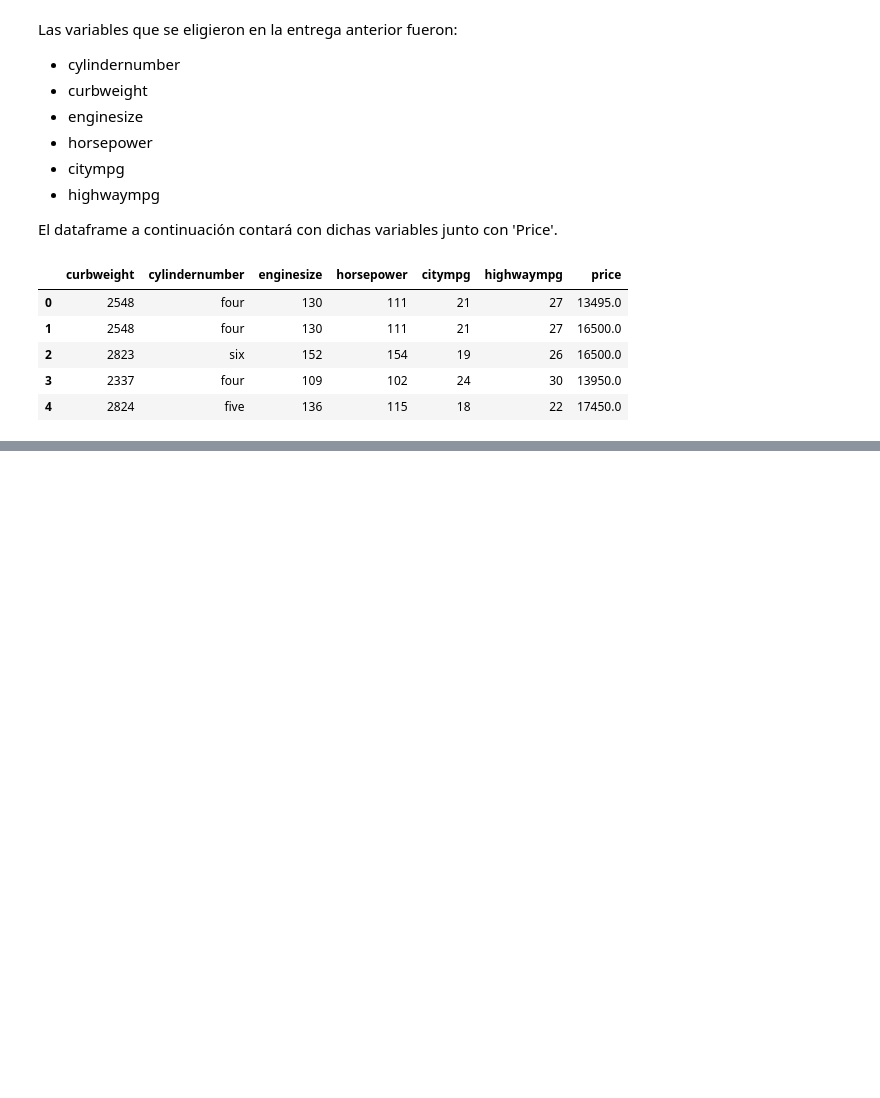
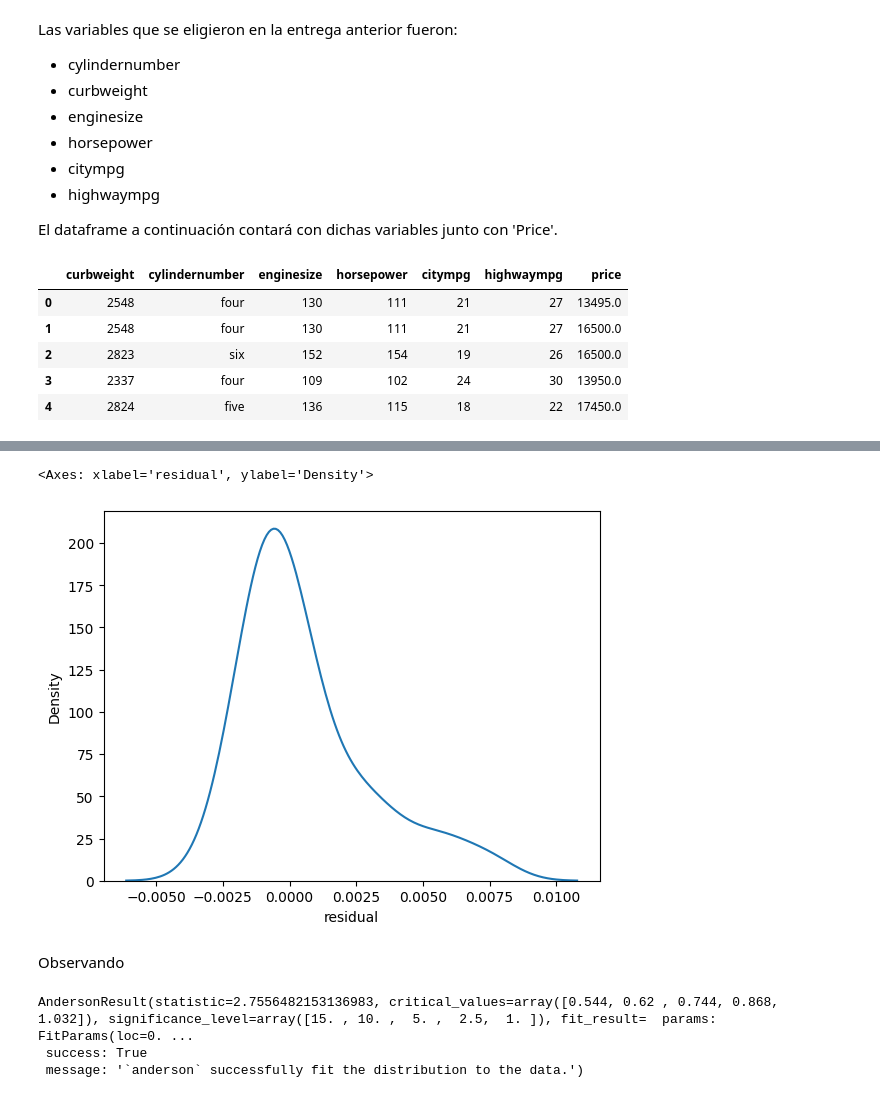
Before and after one commit to fedemedina72/PortafolioTC3006C, a Jupyter notebook: Modulo1/ConstruccionModelo.ipynb, the cells around one changed output, grey strips where cells are left out. Drawn from its saved outputs; the diff is of its cells as text; code cells hidden in the pictures; blank space fills up the shorter version.

```diff
--- a/Modulo1/ConstruccionModelo.ipynb
+++ b/Modulo1/ConstruccionModelo.ipynb
@@ -33,0 +209,15 @@ datos.head()
+# %%
+# Densidad de residuos
+
+sns.kdeplot(data=resultados['residual'])
+# %% [output]
+<Axes: xlabel='residual', ylabel='Density'>
+[figure, added]
+# %% [markdown]
+Observando
+# %%
+anderson(resultados['residual'])
+# %% [output]
+AndersonResult(statistic=2.7556482153136983, critical_values=array([0.544, 0.62 , 0.744, 0.868, 1.032]), significance_level=array([15. , 10. ,  5. ,  2.5,  1. ]), fit_result=  params: FitParams(loc=0. ...
+ success: True
+ message: '`anderson` successfully fit the distribution to the data.')
```
Also changed, not shown: parts of 22 cells of this notebook.
